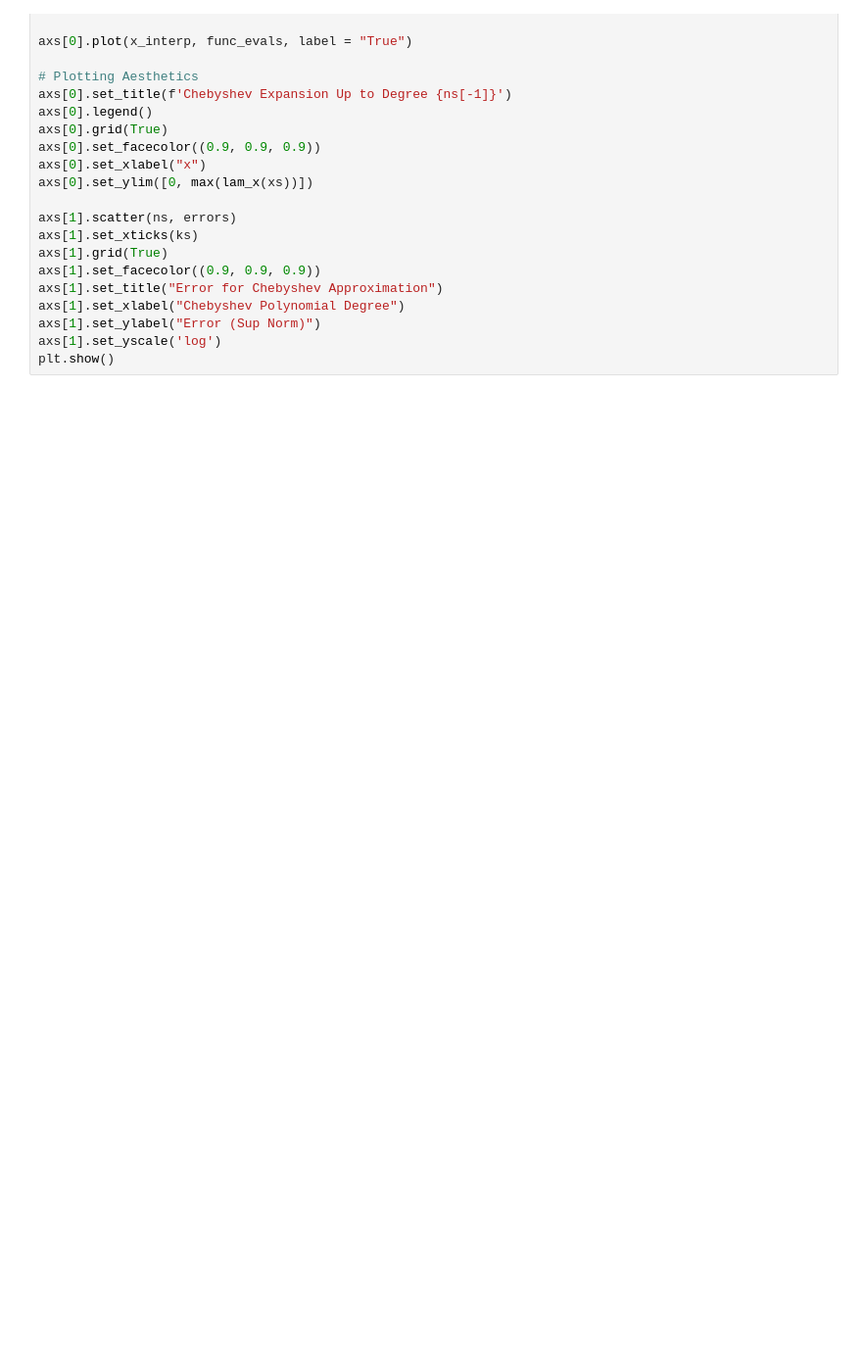
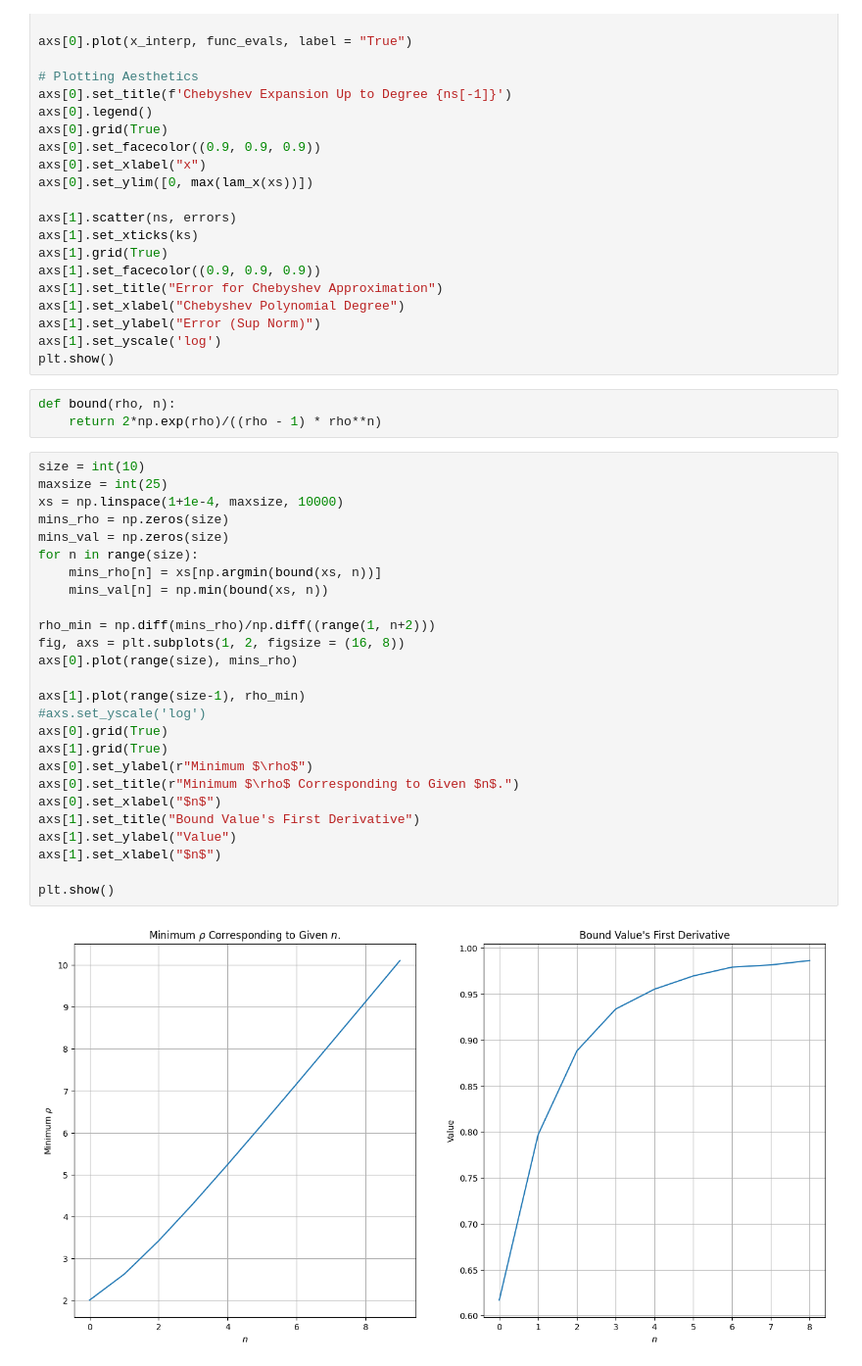
Before and after one commit to CalebDerrickson/GradCourses, a Jupyter notebook: Quarter 3/Applied Approximation Theory/Homework/Homework3/Exercise18.ipynb, the cells around one changed output. Shown at 98% size. Cells and saved outputs as stored; diff of their text form; blank space fills up the shorter version.

```diff
--- a/Quarter 3/Applied Approximation Theory/Homework/Homework3/Exercise18.ipynb
+++ b/Quarter 3/Applied Approximation Theory/Homework/Homework3/Exercise18.ipynb
@@ -163,3 +163,34 @@ axs[1].set_xlabel("Chebyshev Polynomial Degree")
 axs[1].set_ylabel("Error (Sup Norm)")
 axs[1].set_yscale('log')
 plt.show()
+# %%
+def bound(rho, n):
+    return 2*np.exp(rho)/((rho - 1) * rho**n)
+# %%
+size = int(10)
+maxsize = int(25)
+xs = np.linspace(1+1e-4, maxsize, 10000)
+mins_rho = np.zeros(size)
+mins_val = np.zeros(size)
+for n in range(size):
+    mins_rho[n] = xs[np.argmin(bound(xs, n))]
+    mins_val[n] = np.min(bound(xs, n))
+
+rho_min = np.diff(mins_rho)/np.diff((range(1, n+2)))
+fig, axs = plt.subplots(1, 2, figsize = (16, 8))
+axs[0].plot(range(size), mins_rho)
+
+axs[1].plot(range(size-1), rho_min)
+#axs.set_yscale('log')
+axs[0].grid(True)
+axs[1].grid(True)
+axs[0].set_ylabel(r"Minimum $\rho$")
+axs[0].set_title(r"Minimum $\rho$ Corresponding to Given $n$.")
+axs[0].set_xlabel("$n$")
+axs[1].set_title("Bound Value's First Derivative")
+axs[1].set_ylabel("Value")
+axs[1].set_xlabel("$n$")
+
+plt.show()
+# %% [output]
+[figure, added]
```
Also changed, not shown: 4 other files.
